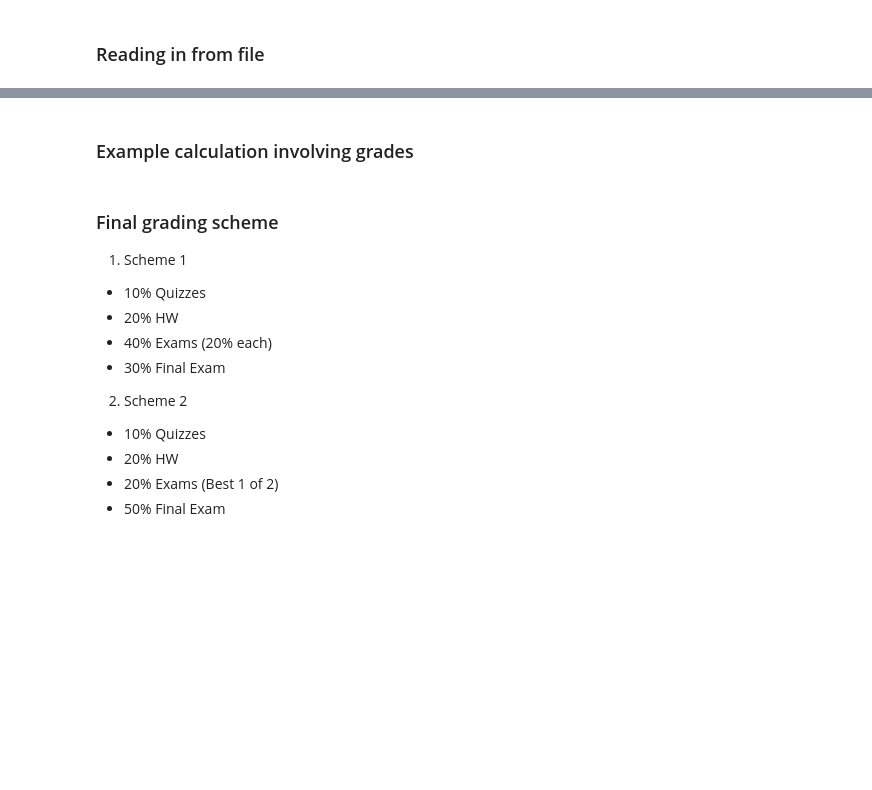
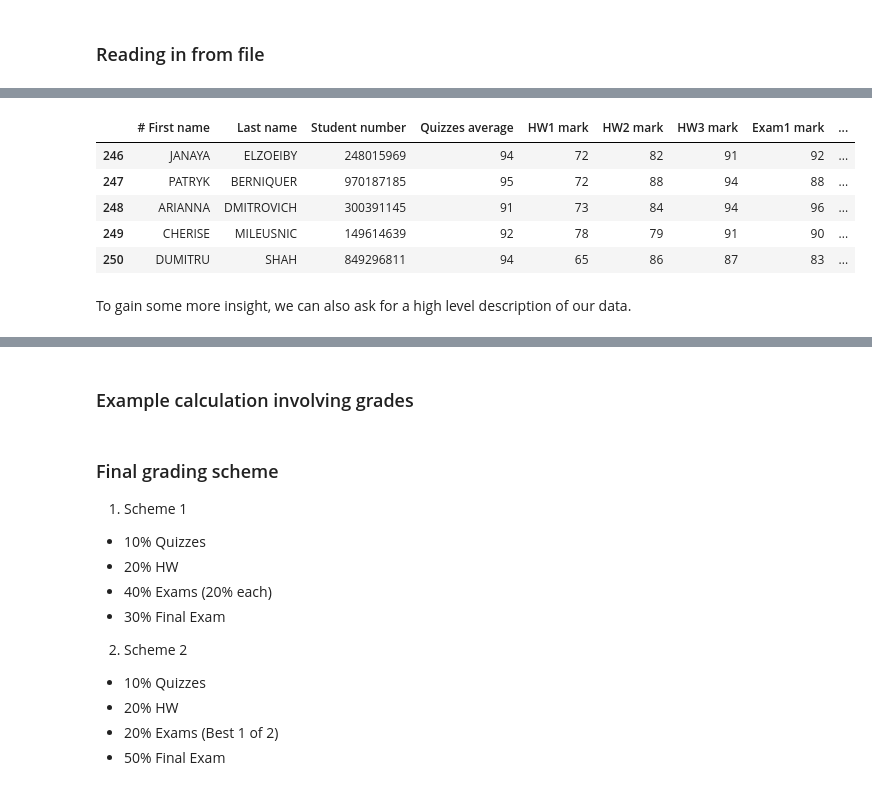
Before and after one commit to bourdin/MATH1MP3_W2026, a Jupyter notebook: Notebooks/C01/11-Pandas-1.ipynb, the cells around one changed output, grey strips where cells are left out. Cells and saved outputs as stored; diff of their text form; code cells hidden in the pictures; blank space fills up the shorter version.

```diff
--- a/Notebooks/C01/11-Pandas-1.ipynb
+++ b/Notebooks/C01/11-Pandas-1.ipynb
@@ -126,0 +263,11 @@ df
+# %%
+df.tail()
+# %% [output]
+|  | # First name | Last name | Student number | Quizzes average | HW1 mark | HW2 mark | HW3 mark | Exam1 mark | ... |
+| 246 | JANAYA | ELZOEIBY | 248015969 | 94 | 72 | 82 | 91 | 92 | ... |
+| 247 | PATRYK | BERNIQUER | 970187185 | 95 | 72 | 88 | 94 | 88 | ... |
+| 248 | ARIANNA | DMITROVICH | 300391145 | 91 | 73 | 84 | 94 | 96 | ... |
+| 249 | CHERISE | MILEUSNIC | 149614639 | 92 | 78 | 79 | 91 | 90 | ... |
+| 250 | DUMITRU | SHAH | 849296811 | 94 | 65 | 86 | 87 | 83 | ... |
+# %% [markdown]
+To gain some more insight, we can also ask for a high level description of our data.
```
Also changed, not shown: parts of 34 cells of this notebook, 1 other file.
